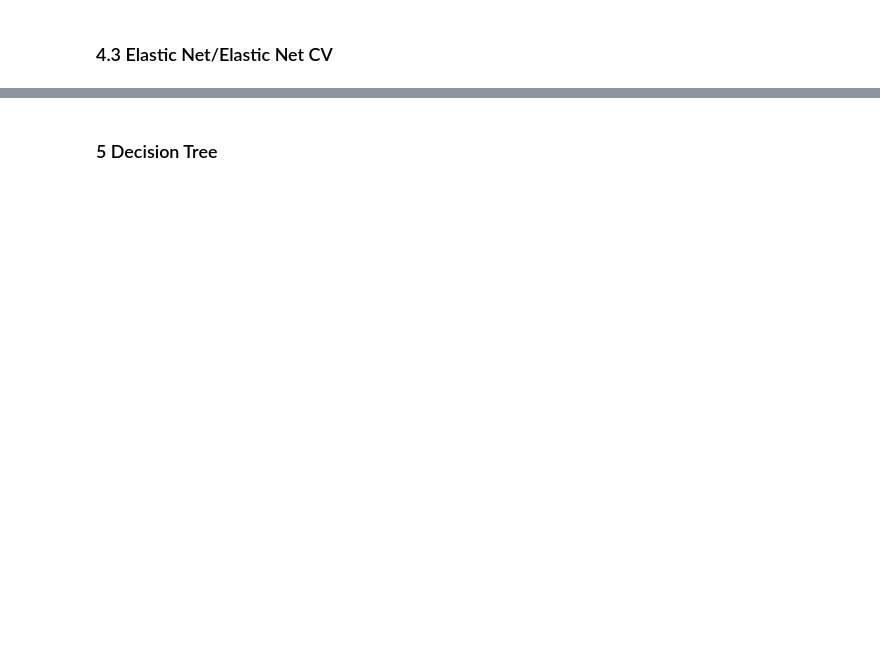
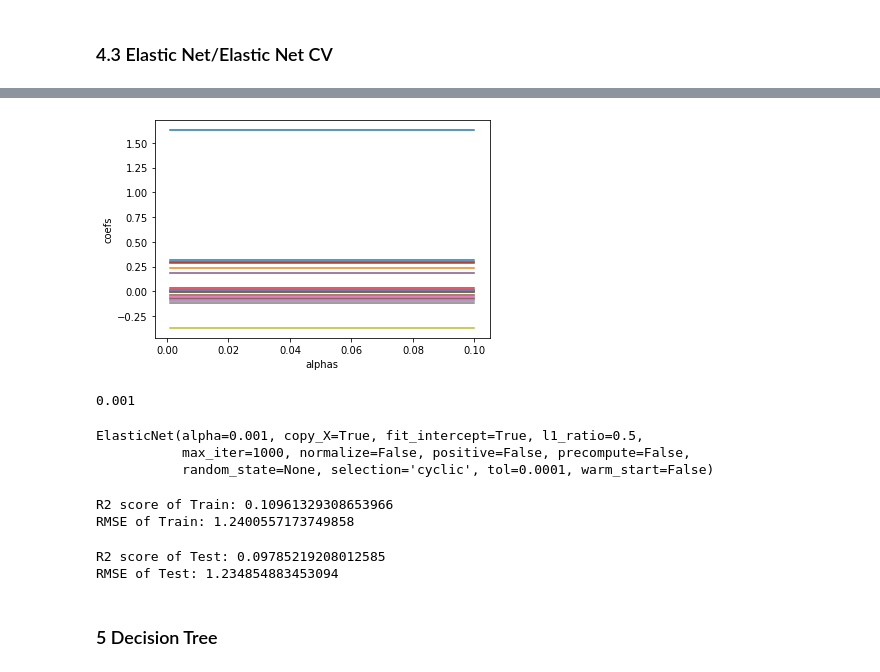
Before and after one commit to pravinks94/pitchfork-data, a Jupyter notebook: pravin/pitchfork.ipynb, the cells around one changed output, grey strips where cells are left out. Drawn from its saved outputs; the diff is of its cells as text; code cells hidden in the pictures; blank space fills up the shorter version.

Commit message:
model

```diff
--- a/pravin/pitchfork.ipynb
+++ b/pravin/pitchfork.ipynb
@@ -432,9 +686,9 @@ lasso=Lasso(alpha=0.04,normalize=True)
 # %%
 X_final=df[cols]
 y=df['score']
-Xtrain,Xtest,ytrain,ytest=train_test_split(X_final,y,test_size=0.3,random_state=0)
+X_train,X_test,y_train,y_test=train_test_split(X_final,y,test_size=0.3,random_state=0)
 # %%
-lasso.fit(Xtrain,ytrain)
-y_pred_train=lasso.predict(Xtrain)
-print('R2 score of Train:',r2_score(ytrain,y_pred_train))
-print('RMSE of Train:',np.sqrt(mse(ytrain,y_pred_train)))
+lasso.fit(X_train,y_train)
+y_pred_train=lasso.predict(X_train)
+print('R2 score of Train:',r2_score(y_train,y_pred_train))
+print('RMSE of Train:',np.sqrt(mse(y_train,y_pred_train)))
@@ -467,5 +746,5 @@ lasso_cv.alpha_
 # %%
 lasso = Lasso(alpha=lasso_cv.alpha_)
-lasso.fit(Xtrain, ytrain)
+lasso.fit(X_train, y_train)
 lasso.coef_
-pd.DataFrame(lasso.coef_, X.columns, columns=['coefs'])
+pd.DataFrame(lasso.coef_, X_final.columns, columns=['coefs'])
@@ -484,7 +786,7 @@ print('RMSE of Test:',np.sqrt(mse(ytest,y_pred_test)))
 from sklearn.linear_model import Ridge,RidgeCV
 ridge=Ridge(alpha=0.05)
 # %%
-ridge.fit(Xtrain,ytrain)
-y_pred_train=model.predict(Xtrain)
-print('R2 score of Train:',r2_score(ytrain,y_pred_train))
-print('RMSE of Train:',np.sqrt(mse(ytrain,y_pred_train)))
+ridge.fit(X_train,y_train)
+y_pred_train=model.predict(X_train)
+print('R2 score of Train:',r2_score(y_train,y_pred_train))
+print('RMSE of Train:',np.sqrt(mse(y_train,y_pred_train)))
@@ -548,35 +915,49 @@ pd.DataFrame(enet.coef_, X.columns, columns=['coefs'])
 # %%
 n_alphas = 200
 alphas = np.logspace(-3, -1, n_alphas)
 coefs=[]
 enet = ElasticNet()
 for a in alphas:
     enet.set_params(alpha=a)
-    enet.fit(X_train, y)
+    enet.fit(X_final, y)
     coefs.append(model.coef_)
 
 plt.plot(alphas, coefs)
 plt.xlabel('alphas')
 plt.ylabel('coefs')
 plt.show()
+# %% [output]
+[figure, added]
 # %%
 n_alphas = 2000
 alphas = np.logspace(-3, 1, n_alphas)
 
 en_cv = ElasticNetCV(alphas=alphas, cv=3)
-en_cv.fit(X, y)
+en_cv.fit(X_final, y)
 en_cv.alpha_
+# %% [output]
+0.001
 # %%
-enet = ElasticNet(alpha=en_cv.alpha)
+enet = ElasticNet(alpha=en_cv.alpha_)
 enet.fit(X_train,y_train)
+# %% [output]
+ElasticNet(alpha=0.001, copy_X=True, fit_intercept=True, l1_ratio=0.5,
+           max_iter=1000, normalize=False, positive=False, precompute=False,
+           random_state=None, selection='cyclic', tol=0.0001, warm_start=False)
 # %%
 y_pred_train=enet.predict(X_train)
-print('R2 score of Train:',r2_score(ytrain,y_pred_train))
-print('RMSE of Train:',np.sqrt(mse(ytrain,y_pred_train)))
+print('R2 score of Train:',r2_score(y_train,y_pred_train))
+print('RMSE of Train:',np.sqrt(mse(y_train,y_pred_train)))
+# %% [output]
+R2 score of Train: 0.10961329308653966
+RMSE of Train: 1.2400557173749858
 # %%
 y_pred_test=enet.predict(X_test)
-print('R2 score of Test:',r2_score(ytest,y_pred_test))
-print('RMSE of Test:',np.sqrt(mse(ytest,y_pred_test)))
+print('R2 score of Test:',r2_score(y_test,y_pred_test))
+print('RMSE of Test:',np.sqrt(mse(y_test,y_pred_test)))
+# %% [output]
+R2 score of Test: 0.09785219208012585
+RMSE of Test: 1.234854883453094
 # %% [markdown]
 ### 5 Decision Tree
 # %%
```
Also changed, not shown: parts of 69 cells of this notebook.
